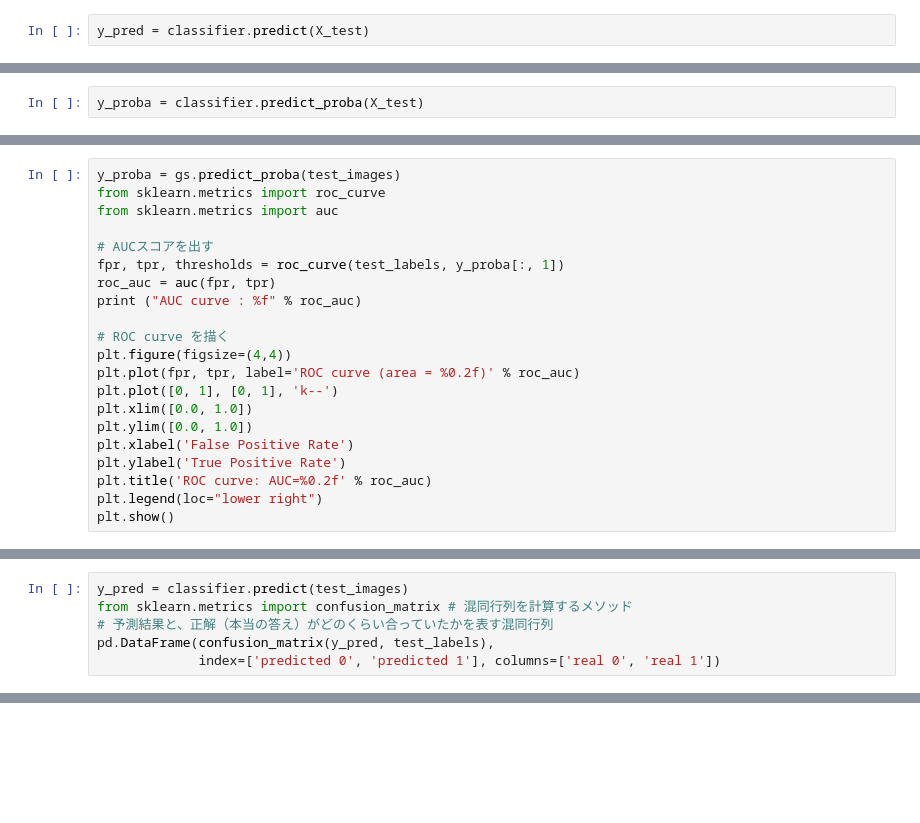
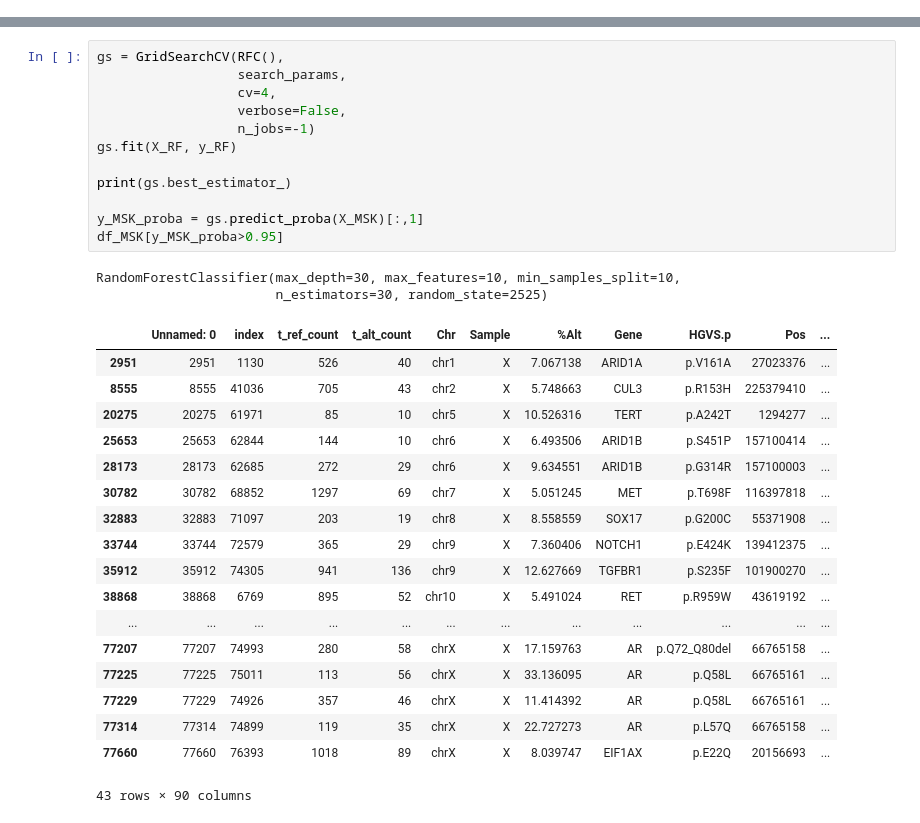
Before and after one commit to MANO-B/MicroSEC, a Jupyter notebook: MANOSEC.ipynb, the cells around one changed output, grey strips where cells are left out. Drawn from its saved outputs; the diff is of its cells as text; blank space fills up the shorter version.

```diff
--- a/MANOSEC.ipynb
+++ b/MANOSEC.ipynb
@@ -208,2 +642,0 @@ classifier.score(X_test,y_test)
-# %%
-y_pred = classifier.predict(X_test)
@@ -219,2 +642,0 @@ pd.DataFrame(confusion_matrix(y_pred, y_test),
-# %%
-y_proba = classifier.predict_proba(X_test)
@@ -320,21 +642,0 @@ acc: 0.960028551034975
-# %%
-y_proba = gs.predict_proba(test_images)
-from sklearn.metrics import roc_curve
-from sklearn.metrics import auc
-
-# AUCスコアを出す
-fpr, tpr, thresholds = roc_curve(test_labels, y_proba[:, 1])
-roc_auc = auc(fpr, tpr)
-print ("AUC curve : %f" % roc_auc)
-
-# ROC curve を描く
-plt.figure(figsize=(4,4))
-plt.plot(fpr, tpr, label='ROC curve (area = %0.2f)' % roc_auc)
-plt.plot([0, 1], [0, 1], 'k--')
-plt.xlim([0.0, 1.0])
-plt.ylim([0.0, 1.0])
-plt.xlabel('False Positive Rate')
-plt.ylabel('True Positive Rate')
-plt.title('ROC curve: AUC=%0.2f' % roc_auc)
-plt.legend(loc="lower right")
-plt.show()
@@ -344,6 +642,0 @@ AUC curve : 0.982671
-# %%
-y_pred = classifier.predict(test_images)
-from sklearn.metrics import confusion_matrix # 混同行列を計算するメソッド
-# 予測結果と、正解（本当の答え）がどのくらい合っていたかを表す混同行列
-pd.DataFrame(confusion_matrix(y_pred, test_labels),
-             index=['predicted 0', 'predicted 1'], columns=['real 0', 'real 1'])
@@ -462,0 +859,33 @@ X_MSK["bases"] = df_MSK.loc[:, ("Mut_type")].str.split("-", expand=True)[0].asty
+# %%
+gs = GridSearchCV(RFC(),
+                  search_params,
+                  cv=4,
+                  verbose=False,
+                  n_jobs=-1)
+gs.fit(X_RF, y_RF)
+
+print(gs.best_estimator_)
+
+y_MSK_proba = gs.predict_proba(X_MSK)[:,1]
+df_MSK[y_MSK_proba>0.95]
+# %% [output]
+RandomForestClassifier(max_depth=30, max_features=10, min_samples_split=10,
+                       n_estimators=30, random_state=2525)
+|  | Unnamed: 0 | index | t_ref_count | t_alt_count | Chr | Sample | %Alt | Gene | HGVS.p | Pos | ... |
+| 2951 | 2951 | 1130 | 526 | 40 | chr1 | X | 7.067138 | ARID1A | p.V161A | 27023376 | ... |
+| 8555 | 8555 | 41036 | 705 | 43 | chr2 | X | 5.748663 | CUL3 | p.R153H | 225379410 | ... |
+| 20275 | 20275 | 61971 | 85 | 10 | chr5 | X | 10.526316 | TERT | p.A242T | 1294277 | ... |
+| 25653 | 25653 | 62844 | 144 | 10 | chr6 | X | 6.493506 | ARID1B | p.S451P | 157100414 | ... |
+| 28173 | 28173 | 62685 | 272 | 29 | chr6 | X | 9.634551 | ARID1B | p.G314R | 157100003 | ... |
+| 30782 | 30782 | 68852 | 1297 | 69 | chr7 | X | 5.051245 | MET | p.T698F | 116397818 | ... |
+| 32883 | 32883 | 71097 | 203 | 19 | chr8 | X | 8.558559 | SOX17 | p.G200C | 55371908 | ... |
+| 33744 | 33744 | 72579 | 365 | 29 | chr9 | X | 7.360406 | NOTCH1 | p.E424K | 139412375 | ... |
+| 35912 | 35912 | 74305 | 941 | 136 | chr9 | X | 12.627669 | TGFBR1 | p.S235F | 101900270 | ... |
+| 38868 | 38868 | 6769 | 895 | 52 | chr10 | X | 5.491024 | RET | p.R959W | 43619192 | ... |
+| ... | ... | ... | ... | ... | ... | ... | ... | ... | ... | ... | ... |
+| 77207 | 77207 | 74993 | 280 | 58 | chrX | X | 17.159763 | AR | p.Q72_Q80del | 66765158 | ... |
+| 77225 | 77225 | 75011 | 113 | 56 | chrX | X | 33.136095 | AR | p.Q58L | 66765161 | ... |
+| 77229 | 77229 | 74926 | 357 | 46 | chrX | X | 11.414392 | AR | p.Q58L | 66765161 | ... |
+| 77314 | 77314 | 74899 | 119 | 35 | chrX | X | 22.727273 | AR | p.L57Q | 66765158 | ... |
+| 77660 | 77660 | 76393 | 1018 | 89 | chrX | X | 8.039747 | EIF1AX | p.E22Q | 20156693 | ... |
+43 rows × 90 columns
```
Also changed, not shown: parts of 22 cells of this notebook.
